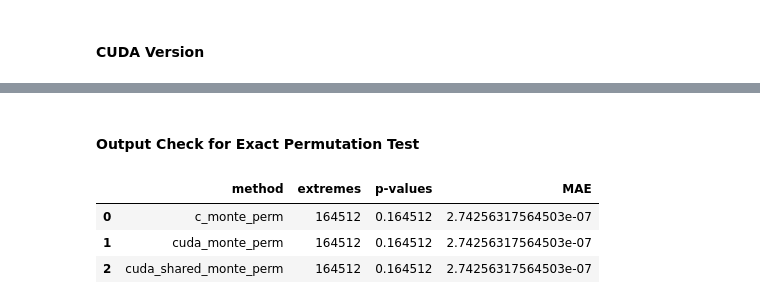
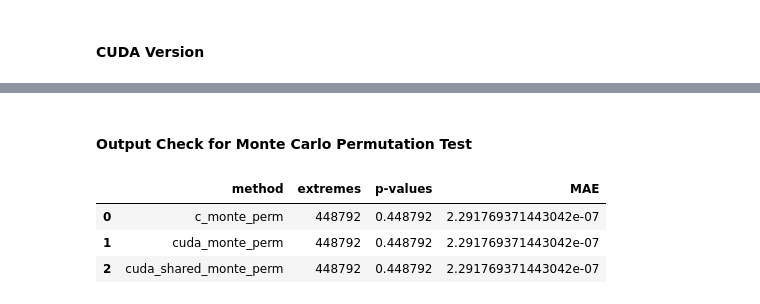
Before and after one commit to KyleCarlo/CUDA-1wayANOVA-Perm, a Jupyter notebook: Permutation_Test_using_One_Way_ANOVA_in_CUDA.ipynb, the cells around one changed output, grey strips where cells are left out. Drawn from its saved outputs; the diff is of its cells as text; code cells hidden in the pictures.

```diff
--- a/Permutation_Test_using_One_Way_ANOVA_in_CUDA.ipynb
+++ b/Permutation_Test_using_One_Way_ANOVA_in_CUDA.ipynb
@@ -19,8 +19,8 @@ print(os.environ["PATH"])
 # %%
 from sklearn.datasets import make_classification
 
-k = 3
-N = 12
+k = 4
+N = 10
 X, y = make_classification(
     n_samples = N,             # row number
     n_features = 5,            # feature numbers
@@ -1429,7 +1371,7 @@ for filename in filenames:
         for key in keys:
             group_feature = permuted_df[permuted_df[0] == key][1].tolist()
             input_features.append(group_feature)
-        actual_f, _ = f_oneway(input_features[0], input_features[1], input_features[2])
+        actual_f, _ = f_oneway(*input_features)
         actual_fs.append(float(actual_f))
     output_df['actual_f'] = actual_fs
     output_df['abs_error'] = abs(output_df['actual_f'] - output_df['f'])
@@ -2308,6 +2250,6 @@ p-value: 0.164512
 Total CPU Page faults: 1
 # %% [markdown]
-#### Output Check for Exact Permutation Test
+#### Output Check for Monte Carlo Permutation Test
 # %%
 import numpy as np
 from scipy.stats import f_oneway
@@ -2345,34 +2287,34 @@ for filename in filenames:
     indices = np.array(indices)
     output_df = pd.DataFrame(np.vstack([indices, permutations, f_stats])).T
     output_df.columns = ['i', 'perm', 'f']
     output_df['i'] = output_df['i'].astype(int)
     output_df['f'] = output_df['f'].astype(float)
     actual_fs = []
     for perm in output_df['perm']:
         permuted_df = pd.DataFrame(np.vstack([np.array(perm.split(',')), features])).T
         permuted_df[0] = permuted_df[0].astype(int)
         permuted_df[1] = permuted_df[1].astype(float)
         keys = permuted_df[0].unique().tolist()
         input_features = []
         for key in keys:
             group_feature = permuted_df[permuted_df[0] == key][1].tolist()
             input_features.append(group_feature)
-        actual_f, _ = f_oneway(input_features[0], input_features[1], input_features[2])
+        actual_f, _ = f_oneway(*input_features)
         actual_fs.append(float(actual_f))
     output_df['actual_f'] = actual_fs
     output_df['abs_error'] = abs(output_df['actual_f'] - output_df['f'])
     maes.append(output_df['abs_error'].sum() / output_df.shape[0])
 filenames = np.array(filenames)
 extreme_counts = np.array(extreme_counts)
 p_values = np.array(p_values)
 maes = np.array(maes)
 
 compiled_df = pd.DataFrame(np.vstack([filenames, extreme_counts, p_values, maes])).T
 compiled_df.columns = ['method', 'extremes', 'p-values', 'MAE']
 compiled_df['method'] = compiled_df['method'].apply(lambda x: x[:-4])
 compiled_df
 # %% [output]
 |  | method | extremes | p-values | MAE |
-| 0 | c_monte_perm | 164512 | 0.164512 | 2.74256317564503e-07 |
-| 1 | cuda_monte_perm | 164512 | 0.164512 | 2.74256317564503e-07 |
-| 2 | cuda_shared_monte_perm | 164512 | 0.164512 | 2.74256317564503e-07 |
+| 0 | c_monte_perm | 448792 | 0.448792 | 2.291769371443042e-07 |
+| 1 | cuda_monte_perm | 448792 | 0.448792 | 2.291769371443042e-07 |
+| 2 | cuda_shared_monte_perm | 448792 | 0.448792 | 2.291769371443042e-07 |
```
Also changed, not shown: parts of 17 cells of this notebook.
